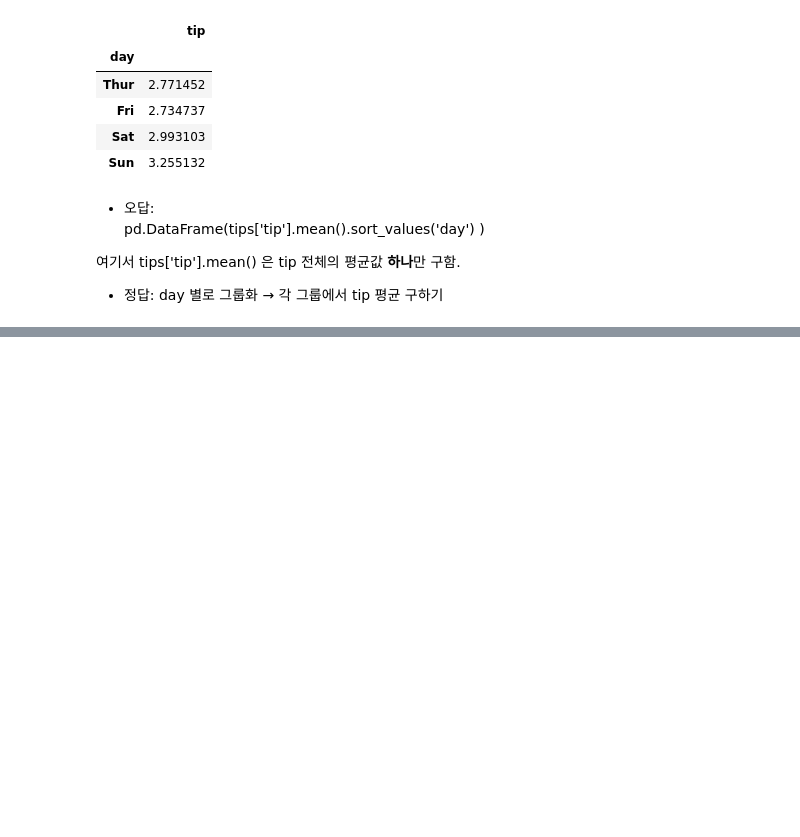
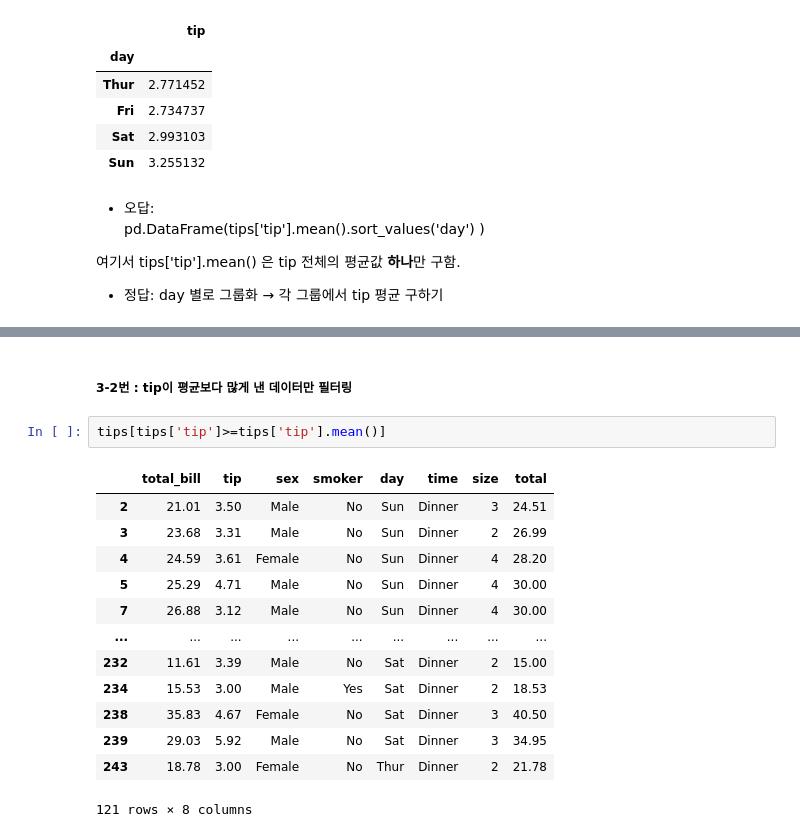
Before and after one commit to among5094/Big-Data-Integrated-Analysis, a Jupyter notebook: week03_CH03_판다스_라이브러리의_개요/CH03장_연습문제.ipynb, the cells around one changed output, grey strips where cells are left out. Cells and saved outputs as stored; diff of their text form; blank space fills up the shorter version.

```diff
--- a/week03_CH03_판다스_라이브러리의_개요/CH03장_연습문제.ipynb
+++ b/week03_CH03_판다스_라이브러리의_개요/CH03장_연습문제.ipynb
@@ -180,0 +201,18 @@ pd.DataFrame(tips['tip'].mean().sort_values('day') )
+# %% [markdown]
+##### 3-2번 : tip이 평균보다 많게 낸 데이터만 필터링
+# %%
+tips[tips['tip']>=tips['tip'].mean()]
+# %% [output]
+|  | total_bill | tip | sex | smoker | day | time | size | total |
+| 2 | 21.01 | 3.50 | Male | No | Sun | Dinner | 3 | 24.51 |
+| 3 | 23.68 | 3.31 | Male | No | Sun | Dinner | 2 | 26.99 |
+| 4 | 24.59 | 3.61 | Female | No | Sun | Dinner | 4 | 28.20 |
+| 5 | 25.29 | 4.71 | Male | No | Sun | Dinner | 4 | 30.00 |
+| 7 | 26.88 | 3.12 | Male | No | Sun | Dinner | 4 | 30.00 |
+| ... | ... | ... | ... | ... | ... | ... | ... | ... |
+| 232 | 11.61 | 3.39 | Male | No | Sat | Dinner | 2 | 15.00 |
+| 234 | 15.53 | 3.00 | Male | Yes | Sat | Dinner | 2 | 18.53 |
+| 238 | 35.83 | 4.67 | Female | No | Sat | Dinner | 3 | 40.50 |
+| 239 | 29.03 | 5.92 | Male | No | Sat | Dinner | 3 | 34.95 |
+| 243 | 18.78 | 3.00 | Female | No | Thur | Dinner | 2 | 21.78 |
+121 rows × 8 columns
```
Also changed, not shown: parts of 8 cells of this notebook.
